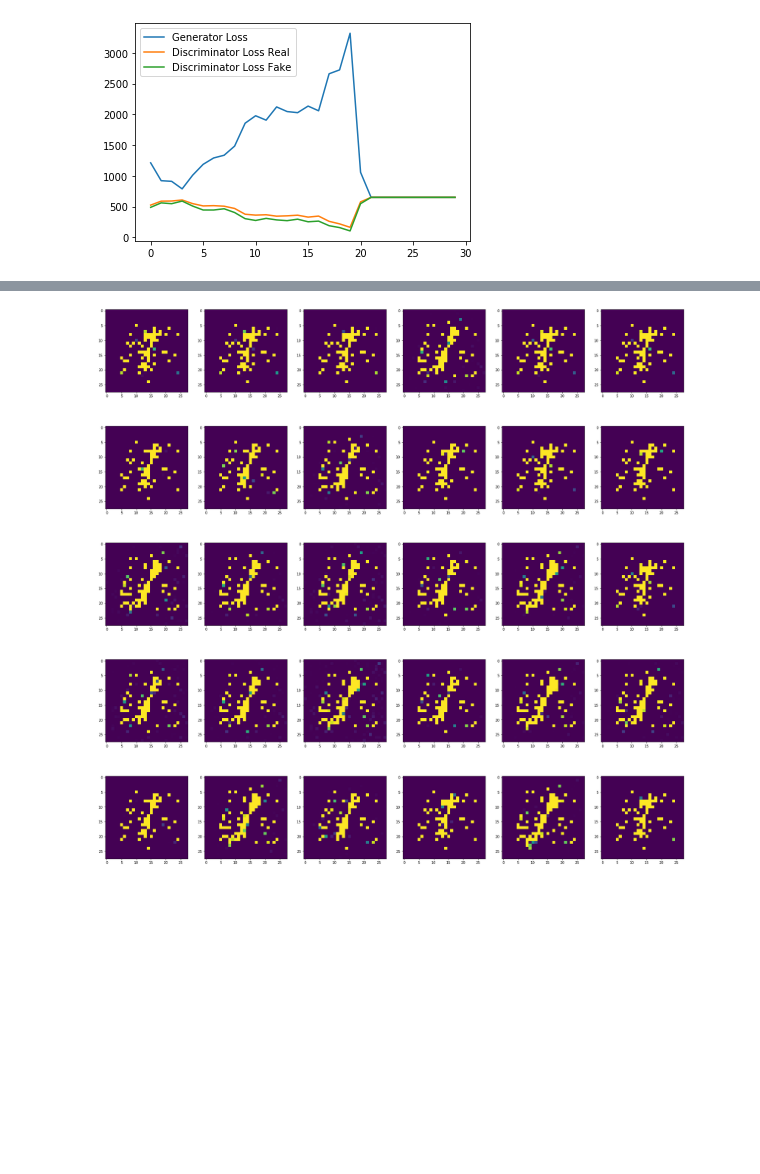
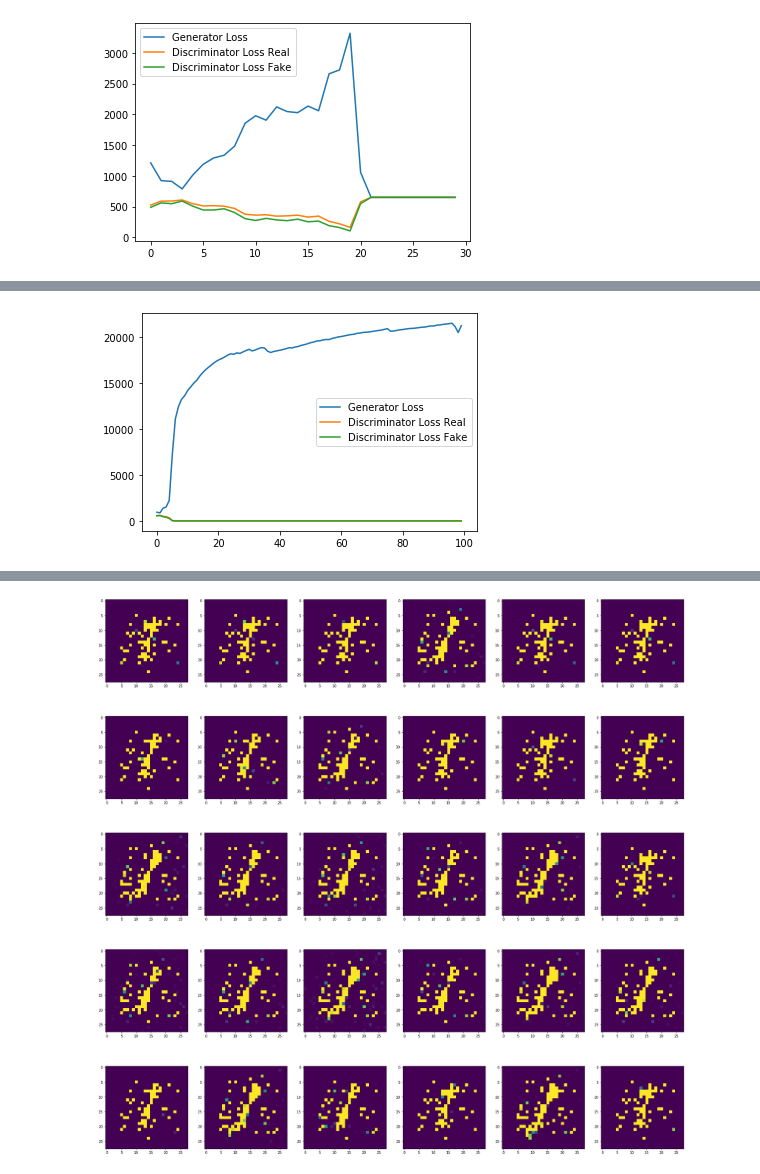
Before and after one commit to harsh-rawat/Machine-Learning-Projects, a Jupyter notebook: Basic GAN Implemenation.ipynb, the cells around one changed output, grey strips where cells are left out. Drawn from its saved outputs; the diff is of its cells as text; code cells hidden in the pictures; blank space fills up the shorter version.

```diff
--- a/Basic GAN Implemenation.ipynb
+++ b/Basic GAN Implemenation.ipynb
@@ -28,6 +29,9 @@ batch_size = 64
 gen_lr = 0.1
 dis_lr = 0.1
 
+noise_ratio = 0.2
+smooth_param = 0.9
+
 epoch = 30
 # %%
 transform = transforms.Compose([
@@ -173,7 +177,9 @@ class Discriminator(nn.Module):
         return F.sigmoid(self.output(x))
 # %%
 #Training function
-def train(epochs = 10):
+def train(epochs = 10, smooth = False, add_noise = False, show_test_image = False):
+
+    latent_test = (torch.rand(1,100) - 0.5)/0.5
 
     discriminator = Discriminator(784)
     generator = Generator(100,4,784)
@@ -181,15 +187,13 @@ def train(epochs = 10):
     if train_on_gpu == True:
         discriminator.cuda()
         generator.cuda()
+        latent_test = latent_test.cuda()
 
     gen_optim = optim.SGD(generator.parameters(), lr = gen_lr)
     dis_optim = optim.SGD(discriminator.parameters(), lr = dis_lr)
 
     loss_fn_gen = nn.BCELoss()
     loss_fn_dis = nn.BCELoss()
-
-    generator.train()
-    discriminator.train()
 
     gen_loss = []
     dis_loss_real = []
@@ -200,15 +204,28 @@ def train(epochs = 10):
         running_loss_disc_fake = 0
         running_loss_gen = 0
 
+        generator.train()
+        discriminator.train()
+
         for real_images, labels in trainloader:
 
             label_zero = torch.zeros(len(labels))
             label_one = torch.ones(len(labels))
+            label_one_gen = torch.ones(len(labels))
+
+            if(add_noise == True):
+                index = list(range(len(labels)))
+                shuffle(index)
+                noise_len = int(noise_ratio*len(labels))
+                for ind in index[:noise_len]:
+                    label_zero[ind] = 1
+                    label_one[ind] = 0
 
             if train_on_gpu == True:
                 real_images = real_images.cuda()
                 label_zero = label_zero.cuda()
                 label_one = label_one.cuda()
+                label_one_gen = label_one_gen.cuda()
 
             dis_optim.zero_grad()
 
@@ -223,7 +240,11 @@ def train(epochs = 10):
             fake = generator(latent)
 
             #Find loss for discriminator
-            loss_disc_real = loss_fn_dis(discriminator(real_images),label_one)
+            loss_disc_real = None
+            if smooth == True:
+                loss_disc_real = loss_fn_dis(discriminator(real_images),label_one*0.9)
+            else:
+                loss_disc_real = loss_fn_dis(discriminator(real_images),label_one)
             loss_disc_fake = loss_fn_dis(discriminator(fake),label_zero)
             loss_disc =  loss_disc_real + loss_disc_fake
             loss_disc.backward(retain_graph = True)
@@ -233,7 +254,7 @@ def train(epochs = 10):
             gen_optim.zero_grad()
 
             #Find loss for generator
-            loss_gen = loss_fn_gen(discriminator(fake),label_one)
+            loss_gen = loss_fn_gen(discriminator(fake),label_one_gen)
             loss_gen.backward()
 
             gen_optim.step()
@@ -243,6 +264,12 @@ def train(epochs = 10):
             running_loss_gen += loss_gen.item()
 
         print('Generator Loss after {} epoch is {} and Discriminator loss is {} on real images and {} on fake images'.format(i+1,running_loss_gen,running_loss_disc_real, running_loss_disc_fake))
+        if show_test_image == True:
+            generator.eval()
+            gen_img_test = generator(latent_test)
+            gen_img_test = ((gen_img_test.view(28,28)+1)/2).detach().cpu().data.numpy()
+            plt.imshow(gen_img_test)
+            show()
 
         gen_loss.append(running_loss_gen)
         dis_loss_real.append(running_loss_disc_real)
@@ -305,3 +332,10 @@ Generator Loss after 28 epoch is 650.1720571517944 and Discriminator loss is 650
 Generator Loss after 29 epoch is 650.1720571517944 and Discriminator loss is 650.1720571517944 on real images and 650.1720571517944 on fake images
 Generator Loss after 30 epoch is 650.1720571517944 and Discriminator loss is 650.1720571517944 on real images and 650.1720571517944 on fake images
 [figure]
+# %%
+gen_lr = 0.1
+dis_lr = 0.1
+generator, discriminator = (None, None)
+gc.collect()
+generator, discriminator = train(100)
+# %% [output]
@@ -307,0 +359 @@ Generator Loss after 30 epoch is 650.1720571517944 and Discriminator loss is 650
+[figure, added]
```
Also changed, not shown: parts of 9 cells of this notebook.
